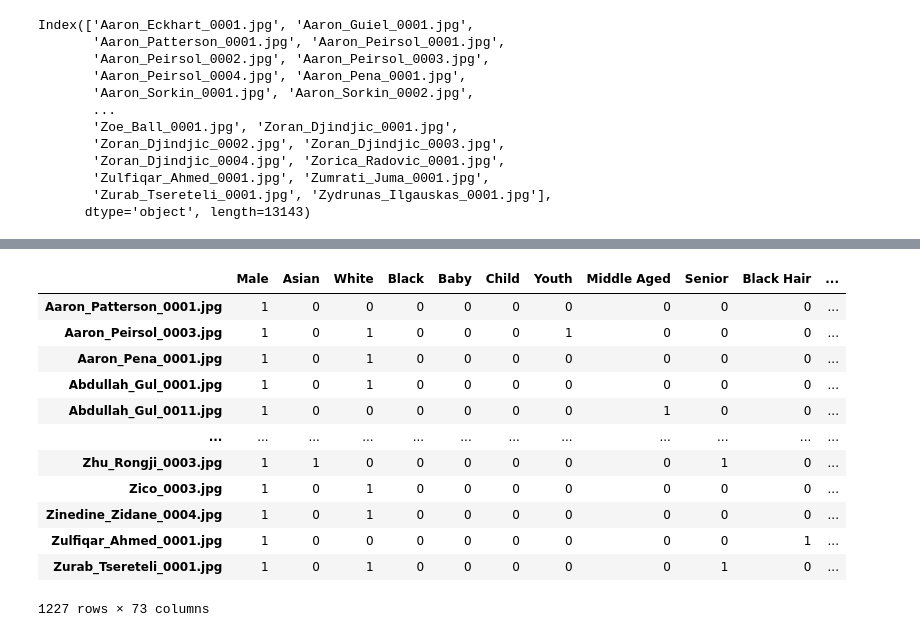
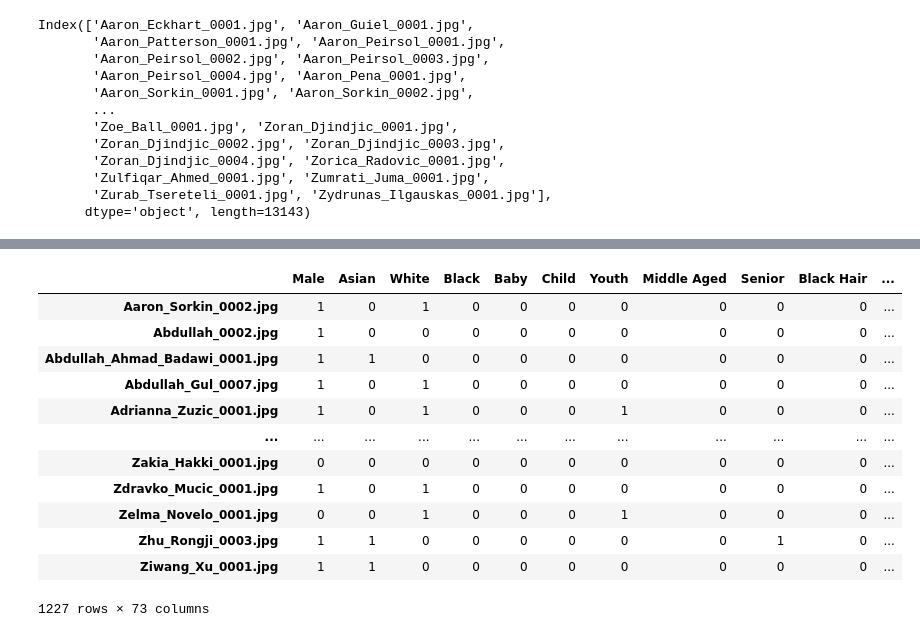
Before and after one commit to arthurteboul17/ML_emlyon, a Jupyter notebook: model.ipynb, the cells around one changed output, grey strips where cells are left out. Cells and saved outputs as stored; diff of their text form; code cells hidden in the pictures.

```diff
--- a/model.ipynb
+++ b/model.ipynb
@@ -170,18 +170,18 @@ print(score)
-# %%
-df_pred
-# %% [output]
-|  | Male | Asian | White | Black | Baby | Child | Youth | Middle Aged | Senior | Black Hair | ... |
-| Aaron_Patterson_0001.jpg | 1 | 0 | 0 | 0 | 0 | 0 | 0 | 0 | 0 | 0 | ... |
-| Aaron_Peirsol_0003.jpg | 1 | 0 | 1 | 0 | 0 | 0 | 1 | 0 | 0 | 0 | ... |
-| Aaron_Pena_0001.jpg | 1 | 0 | 1 | 0 | 0 | 0 | 0 | 0 | 0 | 0 | ... |
-| Abdullah_Gul_0001.jpg | 1 | 0 | 1 | 0 | 0 | 0 | 0 | 0 | 0 | 0 | ... |
-| Abdullah_Gul_0011.jpg | 1 | 0 | 0 | 0 | 0 | 0 | 0 | 1 | 0 | 0 | ... |
-| ... | ... | ... | ... | ... | ... | ... | ... | ... | ... | ... | ... |
-| Zhu_Rongji_0003.jpg | 1 | 1 | 0 | 0 | 0 | 0 | 0 | 0 | 1 | 0 | ... |
-| Zico_0003.jpg | 1 | 0 | 1 | 0 | 0 | 0 | 0 | 0 | 0 | 0 | ... |
-| Zinedine_Zidane_0004.jpg | 1 | 0 | 1 | 0 | 0 | 0 | 0 | 0 | 0 | 0 | ... |
-| Zulfiqar_Ahmed_0001.jpg | 1 | 0 | 0 | 0 | 0 | 0 | 0 | 0 | 0 | 1 | ... |
-| Zurab_Tsereteli_0001.jpg | 1 | 0 | 1 | 0 | 0 | 0 | 0 | 0 | 1 | 0 | ... |
-1227 rows × 73 columns
+# %%
+df_prediction
+# %% [output]
+|  | Male | Asian | White | Black | Baby | Child | Youth | Middle Aged | Senior | Black Hair | ... |
+| Aaron_Sorkin_0002.jpg | 1 | 0 | 1 | 0 | 0 | 0 | 0 | 0 | 0 | 0 | ... |
+| Abdullah_0002.jpg | 1 | 0 | 0 | 0 | 0 | 0 | 0 | 0 | 0 | 0 | ... |
+| Abdullah_Ahmad_Badawi_0001.jpg | 1 | 1 | 0 | 0 | 0 | 0 | 0 | 0 | 0 | 0 | ... |
+| Abdullah_Gul_0007.jpg | 1 | 0 | 1 | 0 | 0 | 0 | 0 | 0 | 0 | 0 | ... |
+| Adrianna_Zuzic_0001.jpg | 1 | 0 | 1 | 0 | 0 | 0 | 1 | 0 | 0 | 0 | ... |
+| ... | ... | ... | ... | ... | ... | ... | ... | ... | ... | ... | ... |
+| Zakia_Hakki_0001.jpg | 0 | 0 | 0 | 0 | 0 | 0 | 0 | 0 | 0 | 0 | ... |
+| Zdravko_Mucic_0001.jpg | 1 | 0 | 1 | 0 | 0 | 0 | 0 | 0 | 0 | 0 | ... |
+| Zelma_Novelo_0001.jpg | 0 | 0 | 1 | 0 | 0 | 0 | 1 | 0 | 0 | 0 | ... |
+| Zhu_Rongji_0003.jpg | 1 | 1 | 0 | 0 | 0 | 0 | 0 | 0 | 1 | 0 | ... |
+| Ziwang_Xu_0001.jpg | 1 | 1 | 0 | 0 | 0 | 0 | 0 | 0 | 0 | 0 | ... |
+1227 rows × 73 columns
 # %%
 pd.set_option("display.max_rows", 999)
```
Also changed, not shown: parts of 22 cells of this notebook, 2 other files.
